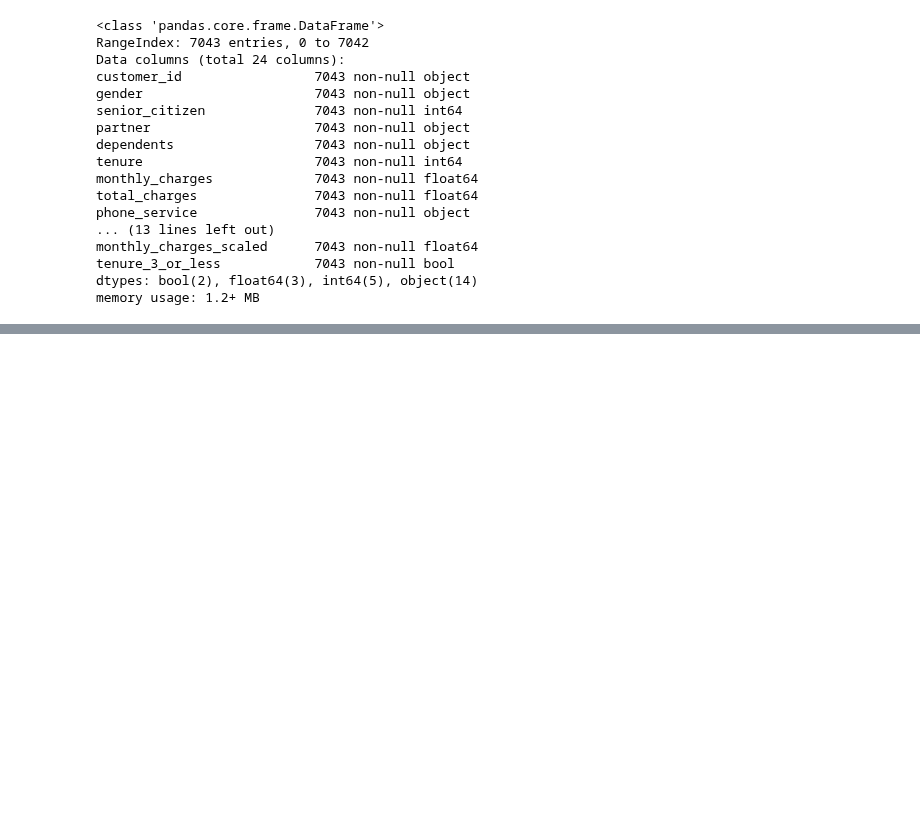
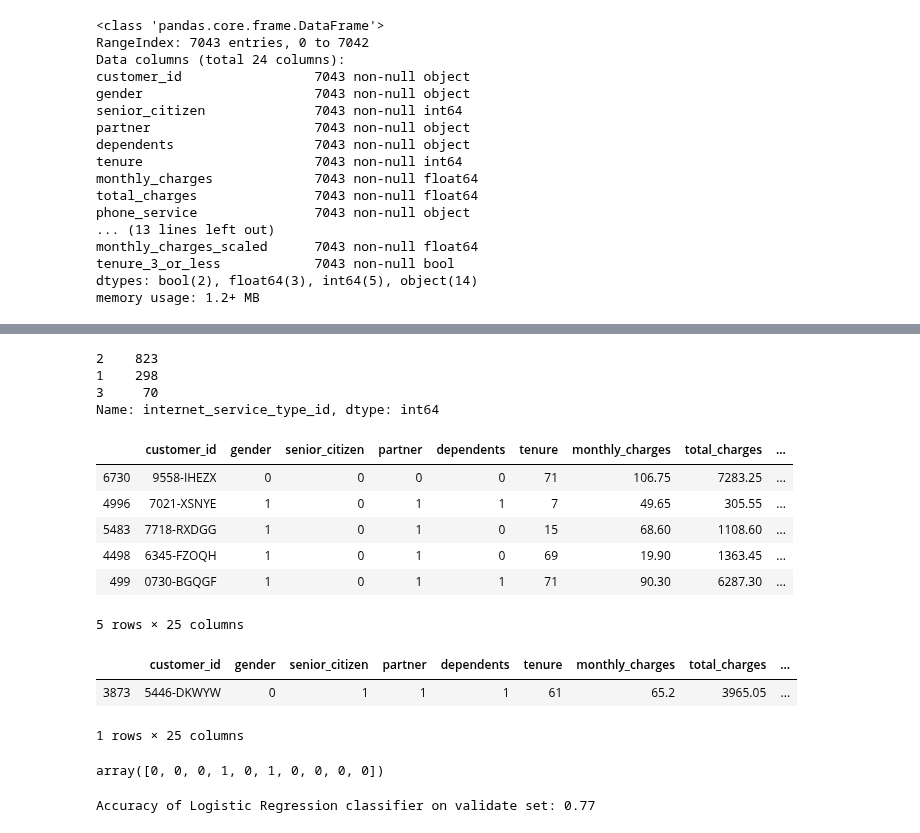
Before and after one commit to Corn-Shipps/predicting_telco_churn, a Jupyter notebook: Jadamodeling.ipynb, the cells around one changed output, grey strips where cells are left out. Drawn from its saved outputs; the diff is of its cells as text; code cells hidden in the pictures; blank space fills up the shorter version.

```diff
--- a/Jadamodeling.ipynb
+++ b/Jadamodeling.ipynb
@@ -362,0 +410,25 @@ memory usage: 1.2+ MB
+# %%
+df1.internet_service_type_id.value_counts()
+# %% [output]
+2    823
+1    298
+3     70
+Name: internet_service_type_id, dtype: int64
+# %%
+train['has_internet'] = ((train['internet_service_type_id'] == 2))
+train.head()
+# %% [output]
+|  | customer_id | gender | senior_citizen | partner | dependents | tenure | monthly_charges | total_charges | ... |
+| 6730 | 9558-IHEZX | 0 | 0 | 0 | 0 | 71 | 106.75 | 7283.25 | ... |
+| 4996 | 7021-XSNYE | 1 | 0 | 1 | 1 | 7 | 49.65 | 305.55 | ... |
+| 5483 | 7718-RXDGG | 1 | 0 | 1 | 0 | 15 | 68.60 | 1108.60 | ... |
+| 4498 | 6345-FZOQH | 1 | 0 | 1 | 0 | 69 | 19.90 | 1363.45 | ... |
+| 499 | 0730-BGQGF | 1 | 0 | 1 | 1 | 71 | 90.30 | 6287.30 | ... |
+5 rows × 25 columns
+# %%
+train, test = train_test_split(train, random_state=123, train_size=.80)
+train.head(1)
+# %% [output]
+|  | customer_id | gender | senior_citizen | partner | dependents | tenure | monthly_charges | total_charges | ... |
+| 3873 | 5446-DKWYW | 0 | 1 | 1 | 1 | 61 | 65.2 | 3965.05 | ... |
+1 rows × 25 columns
@@ -362,0 +445,11 @@ memory usage: 1.2+ MB
+# %%
+logit.fit(X_train_, y_train_)
+y_pred0 = logit.predict(X_val_)
+y_pred0[:10]
+# %% [output]
+array([0, 0, 0, 1, 0, 1, 0, 0, 0, 0])
+# %%
+print('Accuracy of Logistic Regression classifier on validate set: {:.2f}'
+     .format(logit.score(X_val_, y_val_)))
+# %% [output]
+Accuracy of Logistic Regression classifier on validate set: 0.77
```
Also changed, not shown: parts of 7 cells of this notebook.
